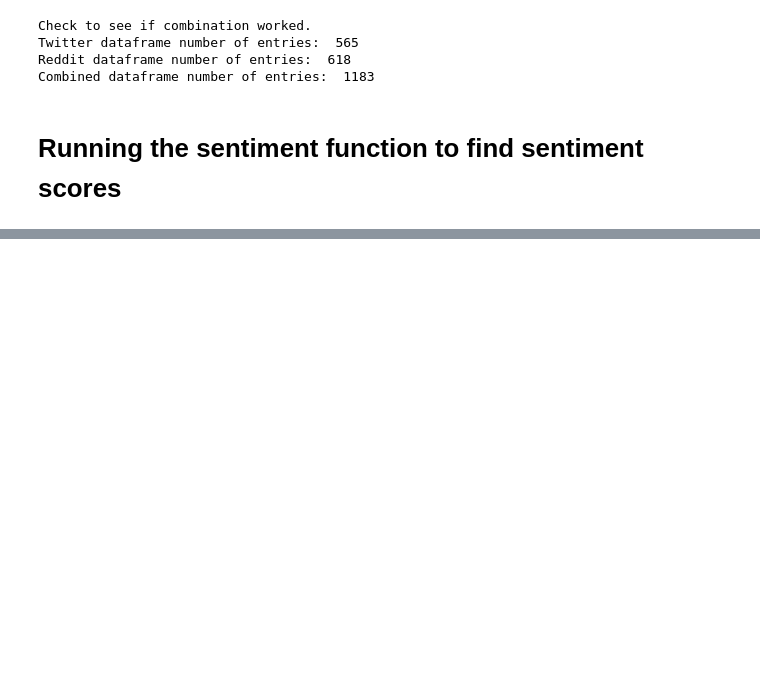
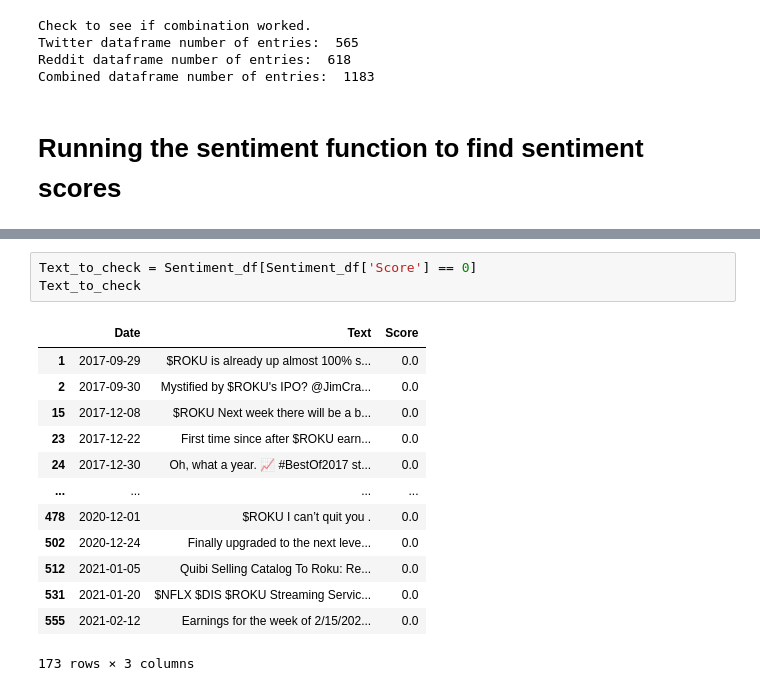
Before and after one commit to stevenkyle2013/Capstone, a Jupyter notebook: Main.ipynb, the cells around one changed output, grey strips where cells are left out. Cells and saved outputs as stored; diff of their text form; blank space fills up the shorter version.

```diff
--- a/Main.ipynb
+++ b/Main.ipynb
@@ -265,0 +292,17 @@ KeyboardInterrupt:
+# %%
+Text_to_check = Sentiment_df[Sentiment_df['Score'] == 0]
+Text_to_check
+# %% [output]
+|  | Date | Text | Score |
+| 1 | 2017-09-29 | $ROKU is already up almost 100% s... | 0.0 |
+| 2 | 2017-09-30 | Mystified by $ROKU's IPO? @JimCra... | 0.0 |
+| 15 | 2017-12-08 | $ROKU Next week there will be a b... | 0.0 |
+| 23 | 2017-12-22 | First time since after $ROKU earn... | 0.0 |
+| 24 | 2017-12-30 | Oh, what a year. 📈 #BestOf2017 st... | 0.0 |
+| ... | ... | ... | ... |
+| 478 | 2020-12-01 | $ROKU I can’t quit you . | 0.0 |
+| 502 | 2020-12-24 | Finally upgraded to the next leve... | 0.0 |
+| 512 | 2021-01-05 | Quibi Selling Catalog To Roku: Re... | 0.0 |
+| 531 | 2021-01-20 | $NFLX $DIS $ROKU Streaming Servic... | 0.0 |
+| 555 | 2021-02-12 | Earnings for the week of 2/15/202... | 0.0 |
+173 rows × 3 columns
```
Also changed, not shown: parts of 6 cells of this notebook.
